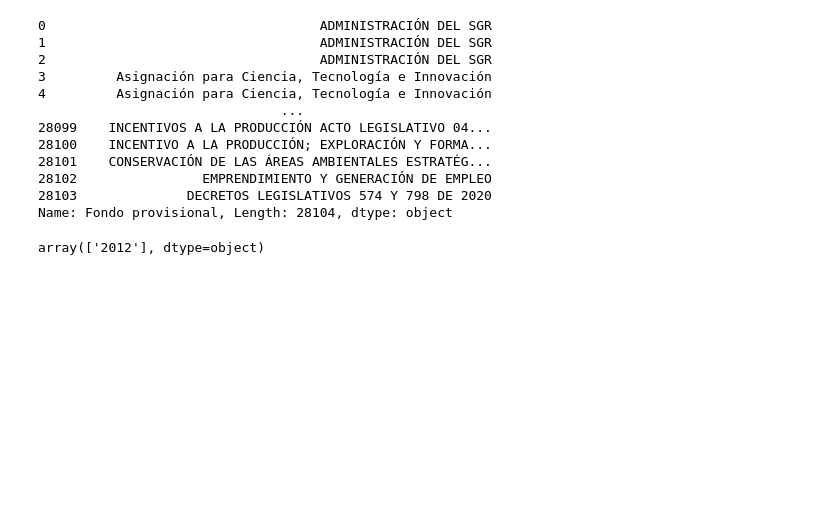
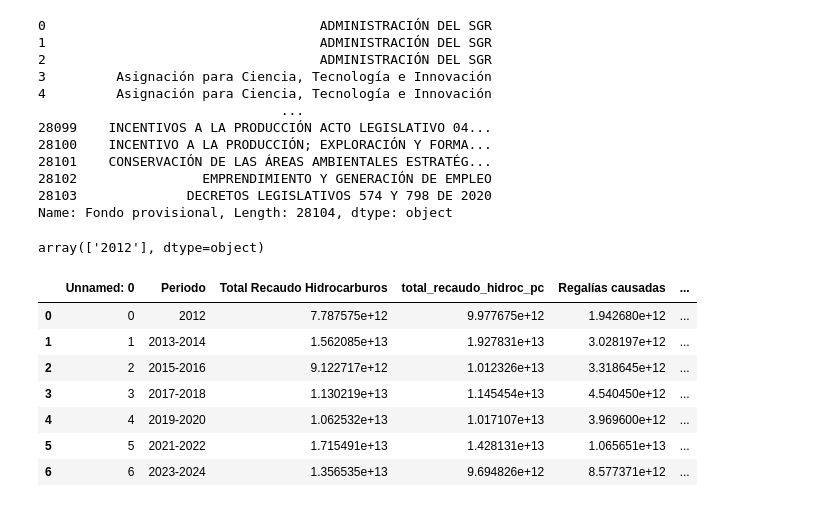
Before and after one commit to cortizbon/sgr_ofiscal, a Jupyter notebook: exper.ipynb, the cells around one changed output. Cells and saved outputs as stored; diff of their text form; code cells hidden in the pictures; blank space fills up the shorter version.

Commit message:
changing tables (Adding)

```diff
--- a/exper.ipynb
+++ b/exper.ipynb
@@ -1036,2 +1038,15 @@ df.to_csv('datasets/sgr_asig_reg.csv', index=False)
+# %%
+df = pd.read_csv('test.csv')
+# %%
+df
+# %% [output]
+|  | Unnamed: 0 | Periodo | Total Recaudo Hidrocarburos | total_recaudo_hidroc_pc | Regalías causadas | ... |
+| 0 | 0 | 2012 | 7.787575e+12 | 9.977675e+12 | 1.942680e+12 | ... |
+| 1 | 1 | 2013-2014 | 1.562085e+13 | 1.927831e+13 | 3.028197e+12 | ... |
+| 2 | 2 | 2015-2016 | 9.122717e+12 | 1.012326e+13 | 3.318645e+12 | ... |
+| 3 | 3 | 2017-2018 | 1.130219e+13 | 1.145454e+13 | 4.540450e+12 | ... |
+| 4 | 4 | 2019-2020 | 1.062532e+13 | 1.017107e+13 | 3.969600e+12 | ... |
+| 5 | 5 | 2021-2022 | 1.715491e+13 | 1.428131e+13 | 1.065651e+13 | ... |
+| 6 | 6 | 2023-2024 | 1.356535e+13 | 9.694826e+12 | 8.577371e+12 | ... |
 # %%
 df2.to_csv('datasets/sgr_fia.csv', index=False)
```
Also changed, not shown: parts of 1 cell of this notebook, 1 other file.
